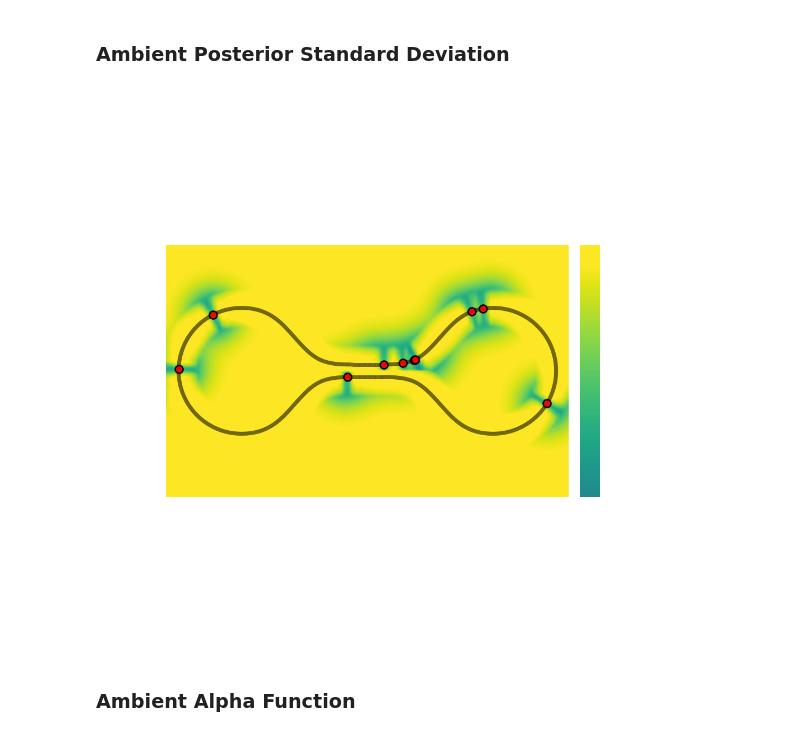
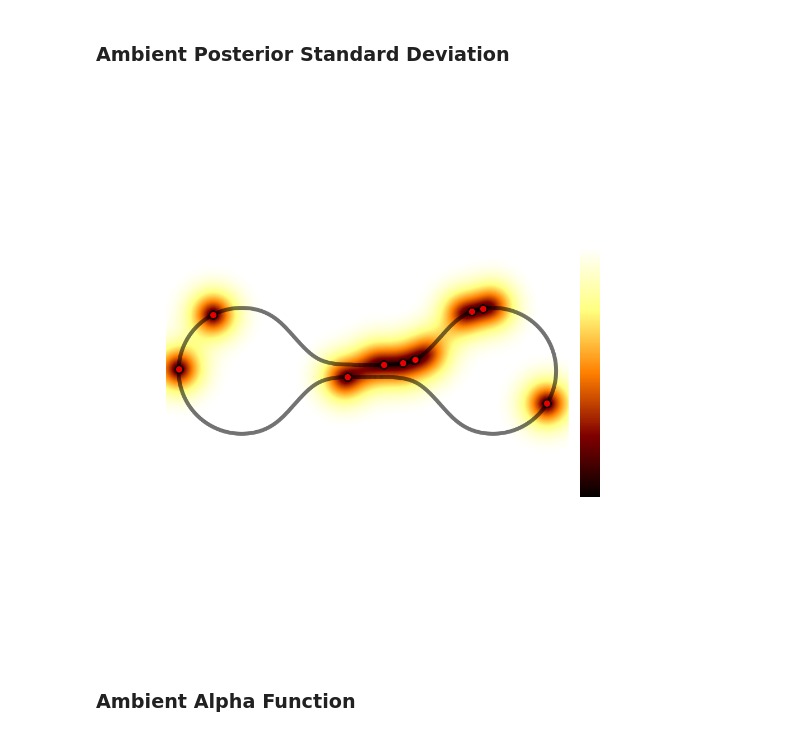
Before and after one commit to nash169/manifold-gp, a Jupyter notebook: examples/1D_semisupervised_learning.ipynb, the cells around one changed output. Cells and saved outputs as stored; diff of their text form; code cells hidden in the pictures.

Commit message:
Fixing plots.

```diff
--- a/examples/1D_semisupervised_learning.ipynb
+++ b/examples/1D_semisupervised_learning.ipynb
@@ -119,10 +119,10 @@ kernel = gpytorch.kernels.ScaleKernel(
         nodes=noisy_x,
         neighbors=10,
         operator="randomwalk",
+        method="exact",
         modes=50,
         ball_scale=3.0,
-        epsilon_prior=False,
-        lengthscale_prior=None
+        prior_bandwidth=False,
     ),
     outputscale_prior=None  # NormalPrior(torch.tensor([1.0]).to(device),  torch.tensor([1/9]).sqrt().to(device))
 )
@@ -192,7 +192,7 @@ with torch.no_grad(), gpytorch.settings.fast_pred_var():
     preds_manifold = model(noisy_x)
 
     resolution = 100
-    x, y = torch.meshgrid(torch.linspace(-1.6, 1.6, resolution), torch.linspace(-1.0, 1.0, resolution), indexing='xy')
+    x, y = torch.meshgrid(torch.linspace(-2.0, 2.0, resolution), torch.linspace(-1.4, 1.4, resolution), indexing='xy')
     grid_x = torch.stack((torch.ravel(x), torch.ravel(y)), dim=1).to(device).requires_grad_(True)
 
     if normalize_features:
@@ -358,8 +411,8 @@ with torch.no_grad():
     cax = divider.append_axes("left", size="5%", pad=0.2)
     cbar = fig.colorbar(im, cax=cax, ticks=[-1.85, 0, 1.1])
     cax.yaxis.set_ticks_position("left")
-    cbar.outline.set_visible(False)
-    cbar.set_ticks([])
+    # cbar.outline.set_visible(False)
+    # cbar.set_ticks([])
     ax.axes.get_xaxis().set_visible(False)
     ax.axes.get_yaxis().set_visible(False)
     fig.patch.set_visible(False)
@@ -369,7 +422,6 @@ with torch.no_grad():
 
     for c in im.collections:
         c.set_edgecolor("face")
-#     fig.tight_layout()
-    fig.savefig("1d_vanilla_prediction.png", format="png", bbox_inches="tight")
-#     ax.set_title('Posterior Mean')
+    fig.tight_layout()
+    fig.savefig("outputs/1d_vanilla_prediction.png", format="png", bbox_inches="tight")
 # %% [output]
@@ -415,7 +465,7 @@ with torch.no_grad():
 # %%
 with torch.no_grad():
     c = kernel.base_kernel.ball_scale
-    laplace_features_ambient = (scale_ambient*kernel.base_kernel.features(grid_x,  normalize=True, c=c)[:,3]).cpu().numpy()
+    laplace_features_ambient = (scale_ambient*kernel.base_kernel.features(grid_x, c=c)[:,3]).cpu().numpy()
     fig = plt.figure(figsize=(10, 10))
     ax = fig.add_subplot(111)
     im = ax.contourf(x.cpu(), y.cpu(), laplace_features_ambient.reshape(resolution, -1), 500)
@@ -467,40 +515,42 @@ with torch.no_grad():
 ### Ambient Posterior Standard Deviation
 # %%
 with torch.no_grad():
-#     posterior_std_ambient = preds_ambient.stddev.cpu().numpy()
-#     posterior_std_ambient = preds_vanilla.stddev.cpu().numpy()
-    posterior_std_ambient = (scale_ambient*preds_ambient.stddev + (1-scale_ambient)*preds_vanilla.stddev).cpu().numpy()
+    # posterior_std_ambient = preds_ambient.stddev.cpu().numpy()
+    posterior_std_ambient = preds_vanilla.stddev.cpu().numpy()
+
+    cmap = plt.get_cmap('afmhot')
+    # posterior_std_ambient = (scale_ambient*preds_ambient.stddev + (1-scale_ambient)*preds_vanilla.stddev).cpu().numpy()
     fig = plt.figure(figsize=(10, 10))
     ax = fig.add_subplot(111)
-    im = ax.contourf(x.cpu(), y.cpu(), posterior_std_ambient.reshape(resolution, -1), 500, vmin=0, vmax=1)
+    im = ax.contourf(x.cpu(), y.cpu(), posterior_std_ambient.reshape(resolution, -1), 500, vmin=0, vmax=1, cmap=cmap)
     # ax.contour(x.cpu(), y.cpu(), posterior_std_grid.reshape(resolution, -1), 10, cmap=None, colors='#f2e68f')
 #     ax.scatter(noisy_x.cpu().numpy()[:, 0], noisy_x.cpu().numpy()[:, 1], c='k', s=0.5)
     ax.scatter(train_x.cpu().numpy()[:, 0], train_x.cpu().numpy()[:, 1], facecolors='red',s=100.0, zorder=2,
                edgecolors='black', linewidth=2, alpha=0.9)
     for edge in edges:
         start = vertices[edge[0]]
         end = vertices[edge[1]]
         ax.plot([start[0], end[0]], [start[1], end[1]], color='black', zorder=1, linewidth='5',alpha=0.1)
 
     divider = make_axes_locatable(ax)
     cax = divider.append_axes("right", size="5%", pad=0.2)
     cbar = fig.colorbar(im, cax=cax, ticks=[-1.85, 0, 1.1])
     cax.yaxis.set_ticks_position("left")
     cbar.outline.set_visible(False)
     cbar.set_ticks([])
     ax.axes.get_xaxis().set_visible(False)
     ax.axes.get_yaxis().set_visible(False)
     fig.patch.set_visible(False)
     ax.axis('off')
 
     for c in im.collections:
         c.set_edgecolor("face")
 
     ax.axis('equal')
     fig.savefig("1d_riemann_uncertainty.png", format="png", bbox_inches="tight")
 #     ax.set_title('Standard Deviation')
 # %% [output]
-[figure, old version]
+[figure, new version]
 # %% [markdown]
 ### Ambient Alpha Function
 # %%
```
Also changed, not shown: parts of 17 cells of this notebook.
